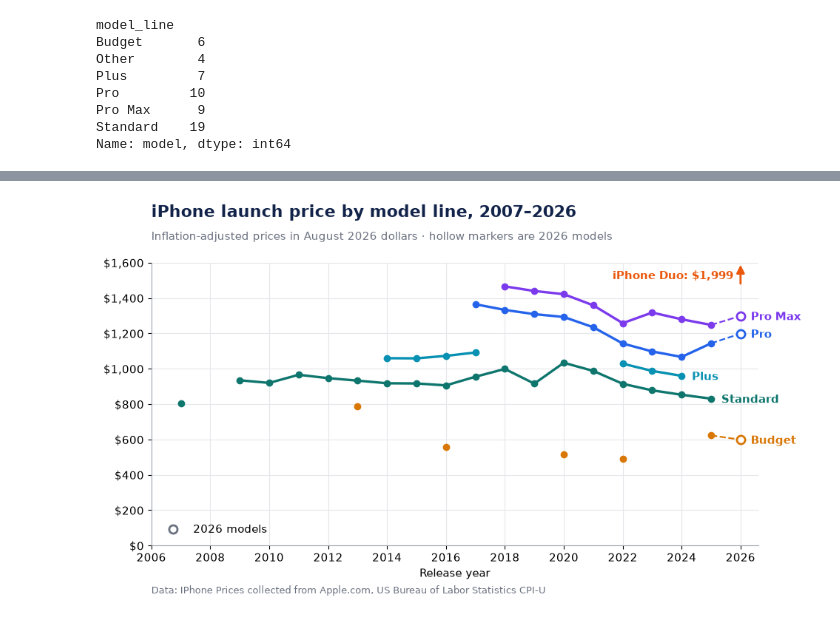
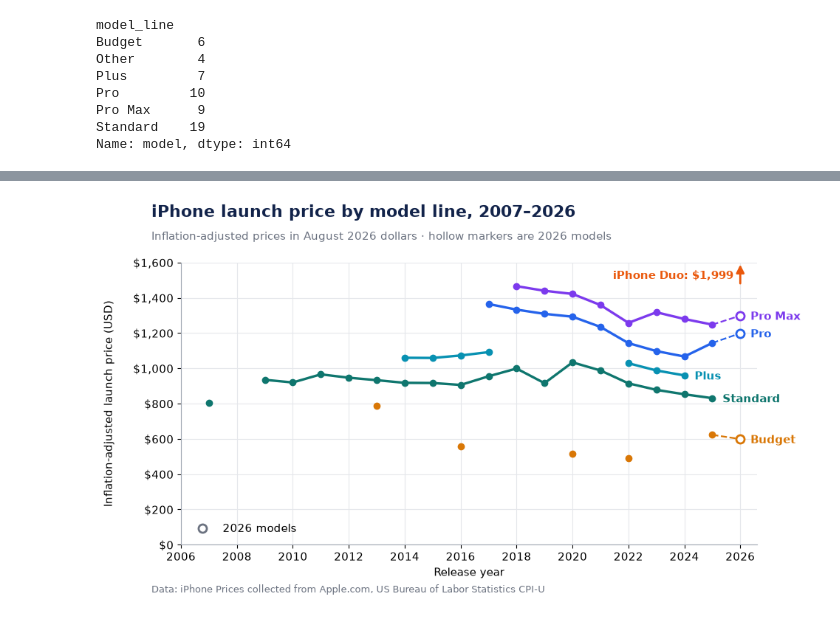
Before and after one commit to mljar/mercury-examples, a Jupyter notebook: iphone-dashboard/iphone-prices-analysis-charts.ipynb, the cells around one changed output, grey strips where cells are left out. Cells and saved outputs as stored; diff of their text form; code cells hidden in the pictures.

Commit message:
iphone prices analysis

```diff
--- a/iphone-dashboard/iphone-prices-analysis-charts.ipynb
+++ b/iphone-dashboard/iphone-prices-analysis-charts.ipynb
@@ -170,0 +205,33 @@ save_chart(
+# %%
+# Chart 2: launch prices over time, original vs inflation-adjusted, with linear fits
+fig, (ax_left, ax_right) = new_chart_pair()
+
+panels = [
+    (ax_left, "price_usd", "Original price", COLORS["original"]),
+    (ax_right, "price_usd_adjusted", "Inflation-adjusted price", COLORS["Standard"]),
+]
+top = hist["price_usd_adjusted"].max() * 1.18
+
+for ax, column, panel_title, color in panels:
+    fit = linear_fit(hist["release_year"], hist[column])
+    draw_fit(ax, fit)
+    ax.scatter(hist["release_year"], hist[column], s=34, color=color,
+               edgecolor="white", lw=0.7, zorder=3)
+    ax.set_title(panel_title, fontsize=12.5, fontweight="bold", color=COLORS["text"], pad=8)
+    slope, low, high, r2 = fit["slope"], fit["low"], fit["high"], fit["r2"]
+    summary = (f"{slope:+,.2f} per year\n"
+               f"95% CI [{low:+,.2f}, {high:+,.2f}]\n"
+               f"R² {r2:.2f}")
+    ax.text(0.04, 0.95, summary, transform=ax.transAxes, va="top", fontsize=10, color=COLORS["muted"])
+    year_axis(ax, 2006.2, 2025.8, step=4)
+    usd_axis(ax, top)
+
+ax_right.set_ylabel("")
+ax_left.legend(frameon=False, loc="lower right", fontsize=9.5)
+
+save_chart(
+    fig,
+    "iPhone launch prices over time, 2007–2025",
+    "Same scale in both panels · adjusted prices in August 2026 dollars",
+    "iphone-prices-over-time-original-vs-adjusted.png",
+)
@@ -171,7 +240,7 @@ save_chart(
 # %%
-# Chart 2: inflation-adjusted launch price by model line
+# Chart 3: inflation-adjusted launch price by model line
 fig, ax = new_chart()
-fig.subplots_adjust(right=0.9)
+fig.subplots_adjust(left=0.12, right=0.9)
 
 for line in ["Pro Max", "Pro", "Plus", "Standard", "Budget"]:
     color = COLORS[line]
@@ -189,32 +258,33 @@ for line in ["Pro Max", "Pro", "Plus", "Standard", "Budget"]:
                 "--", color=color, lw=1.6)
         ax.plot(n["release_year"], n["price_usd_adjusted"], "o",
                 mfc="white", mec=color, mew=2, ms=8)
         end = n
 
     ax.annotate(line, (end["release_year"], end["price_usd_adjusted"]),
                 xytext=(10, -4), textcoords="offset points",
                 fontsize=10.5, fontweight="bold", color=color, annotation_clip=False)
 
 # iPhone Duo is far above the scale: arrow at the top edge instead of a point
 Y_TOP = 1600
 duo = row("iPhone Duo")
 ax.annotate("", xy=(duo["release_year"], Y_TOP), xytext=(duo["release_year"], Y_TOP - 130),
             arrowprops=dict(arrowstyle="-|>", color=COLORS["2026"], lw=2, mutation_scale=16),
             annotation_clip=False)
 ax.text(duo["release_year"] - 0.25, Y_TOP - 75, f"iPhone Duo: ${duo['price_usd_adjusted']:,.0f}",
         ha="right", va="center", fontsize=10.5, fontweight="bold", color=COLORS["2026"])
 
 ax.legend(handles=[Line2D([], [], marker="o", ls="", mfc="white", mec=COLORS["muted"],
                           mew=2, ms=8, label="2026 models")],
           frameon=False, loc="lower left")
-usd_axis(ax, Y_TOP)
+usd_axis(ax, Y_TOP, "Inflation-adjusted launch price (USD)")
+ax.yaxis.labelpad = 18
 year_axis(ax)
 
 save_chart(
     fig,
     "iPhone launch price by model line, 2007–2026",
     "Inflation-adjusted prices in August 2026 dollars · hollow markers are 2026 models",
     "iphone-prices-by-model-line.png",
 )
 # %% [output]
-[figure, old version]
+[figure, new version]
```
Also changed, not shown: parts of 6 cells of this notebook, 4 other files.
